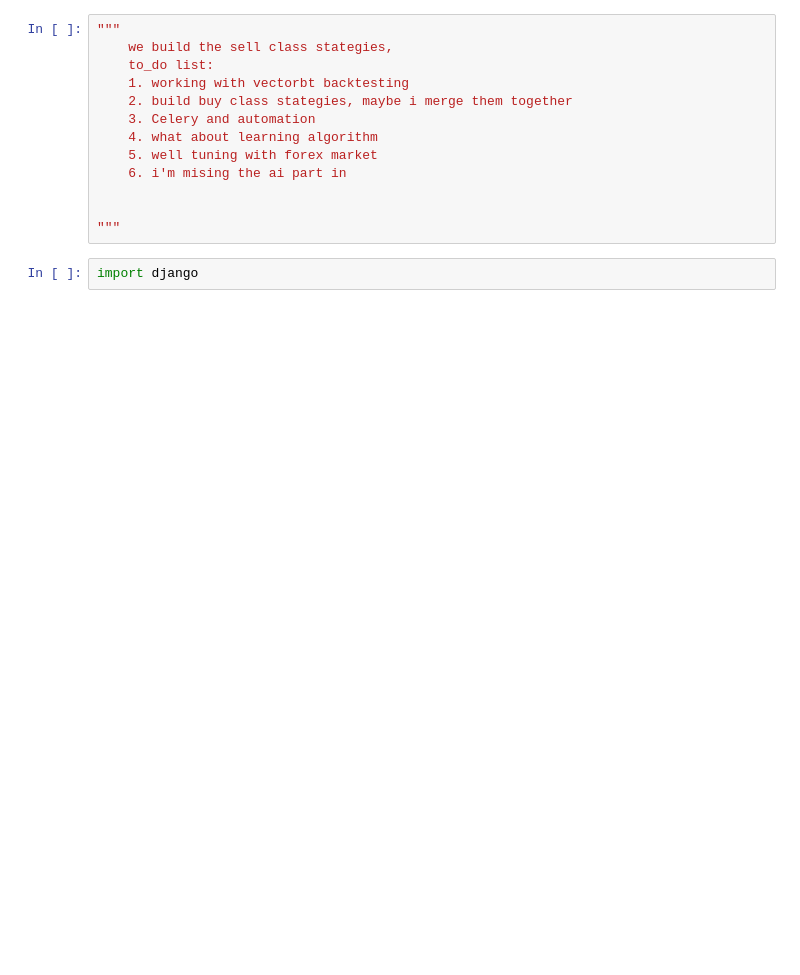
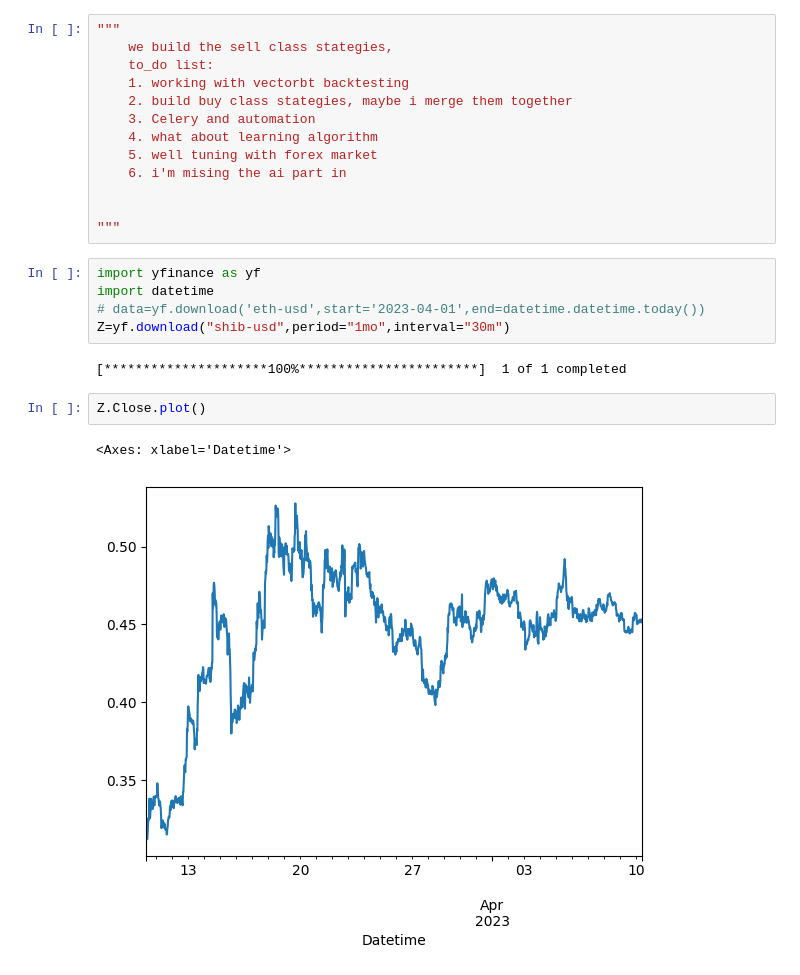
Before and after one commit to erfanvahdat/Algorithm_Trading_01, a Jupyter notebook: train/chart_pattern.ipynb, the cells around one changed output. Cells and saved outputs as stored; diff of their text form; blank space fills up the shorter version.

```diff
--- a/train/chart_pattern.ipynb
+++ b/train/chart_pattern.ipynb
@@ -572,5 +580,15 @@ result['check_time_enter']
 
 
 """
-# %%
-import django
+# %%
+import yfinance as yf
+import datetime
+# data=yf.download('eth-usd',start='2023-04-01',end=datetime.datetime.today())
+Z=yf.download("shib-usd",period="1mo",interval="30m")
+# %% [output]
+[*********************100%***********************]  1 of 1 completed
+# %%
+Z.Close.plot()
+# %% [output]
+<Axes: xlabel='Datetime'>
+[figure, added]
```
Also changed, not shown: parts of 15 cells of this notebook, 33 other files.
